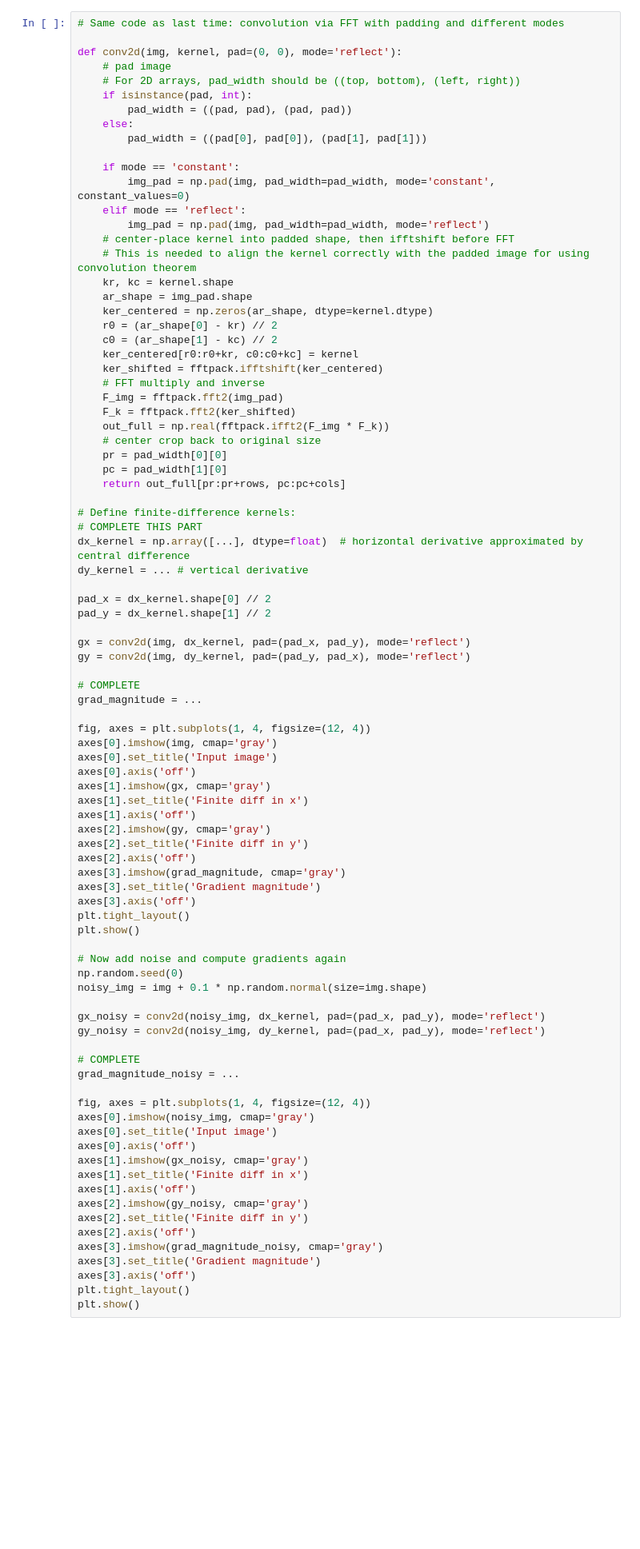
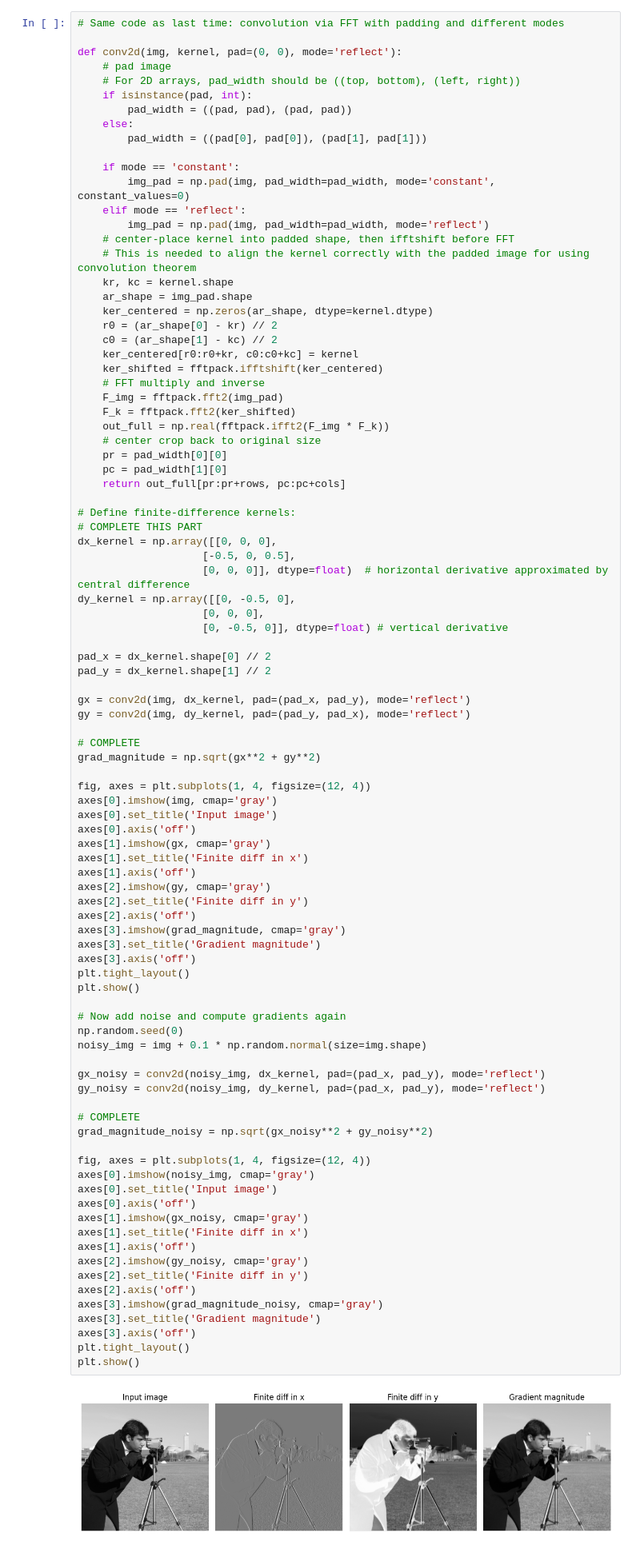
Before and after one commit to mariomine88/Unige_code, a Jupyter notebook: Master/First/DSP/Lab 4 - Feature extraction and edge detection/DSIP_lab4.ipynb, the cells around one changed output. Shown at 80% size. Saved outputs shown, nothing was run; the diff lists cells and outputs as text; blank space fills up the shorter version.

```diff
--- a/Master/First/DSP/Lab 4 - Feature extraction and edge detection/DSIP_lab4.ipynb
+++ b/Master/First/DSP/Lab 4 - Feature extraction and edge detection/DSIP_lab4.ipynb
@@ -76,8 +78,12 @@ def conv2d(img, kernel, pad=(0, 0), mode='reflect'):
 
 # Define finite-difference kernels:
 # COMPLETE THIS PART
-dx_kernel = np.array([...], dtype=float)  # horizontal derivative approximated by central difference
-dy_kernel = ... # vertical derivative
+dx_kernel = np.array([[0, 0, 0],
+                    [-0.5, 0, 0.5],
+                    [0, 0, 0]], dtype=float)  # horizontal derivative approximated by central difference
+dy_kernel = np.array([[0, -0.5, 0],
+                    [0, 0, 0],
+                    [0, -0.5, 0]], dtype=float) # vertical derivative
 
 pad_x = dx_kernel.shape[0] // 2
 pad_y = dx_kernel.shape[1] // 2
@@ -86,7 +92,7 @@ gx = conv2d(img, dx_kernel, pad=(pad_x, pad_y), mode='reflect')
 gy = conv2d(img, dy_kernel, pad=(pad_y, pad_x), mode='reflect')
 
 # COMPLETE
-grad_magnitude = ...
+grad_magnitude = np.sqrt(gx**2 + gy**2)
 
 fig, axes = plt.subplots(1, 4, figsize=(12, 4))
 axes[0].imshow(img, cmap='gray')
@@ -101,31 +107,33 @@ axes[2].axis('off')
 axes[3].imshow(grad_magnitude, cmap='gray')
 axes[3].set_title('Gradient magnitude')
 axes[3].axis('off')
 plt.tight_layout()
 plt.show()
 
 # Now add noise and compute gradients again
 np.random.seed(0)
 noisy_img = img + 0.1 * np.random.normal(size=img.shape)
 
 gx_noisy = conv2d(noisy_img, dx_kernel, pad=(pad_x, pad_y), mode='reflect')
 gy_noisy = conv2d(noisy_img, dy_kernel, pad=(pad_x, pad_y), mode='reflect')
 
 # COMPLETE
-grad_magnitude_noisy = ...
+grad_magnitude_noisy = np.sqrt(gx_noisy**2 + gy_noisy**2)
 
 fig, axes = plt.subplots(1, 4, figsize=(12, 4))
 axes[0].imshow(noisy_img, cmap='gray')
 axes[0].set_title('Input image')
 axes[0].axis('off')
 axes[1].imshow(gx_noisy, cmap='gray')
 axes[1].set_title('Finite diff in x')
 axes[1].axis('off')
 axes[2].imshow(gy_noisy, cmap='gray')
 axes[2].set_title('Finite diff in y')
 axes[2].axis('off')
 axes[3].imshow(grad_magnitude_noisy, cmap='gray')
 axes[3].set_title('Gradient magnitude')
 axes[3].axis('off')
 plt.tight_layout()
 plt.show()
+# %% [output]
+[figure, added]
```
Also changed, not shown: parts of 9 cells of this notebook.
